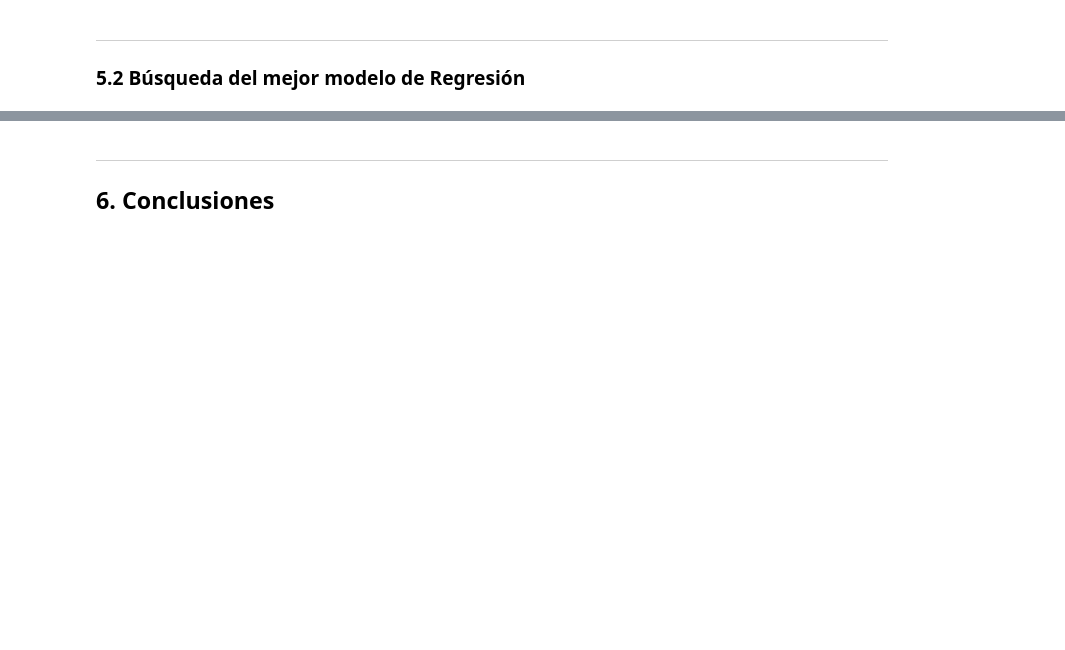
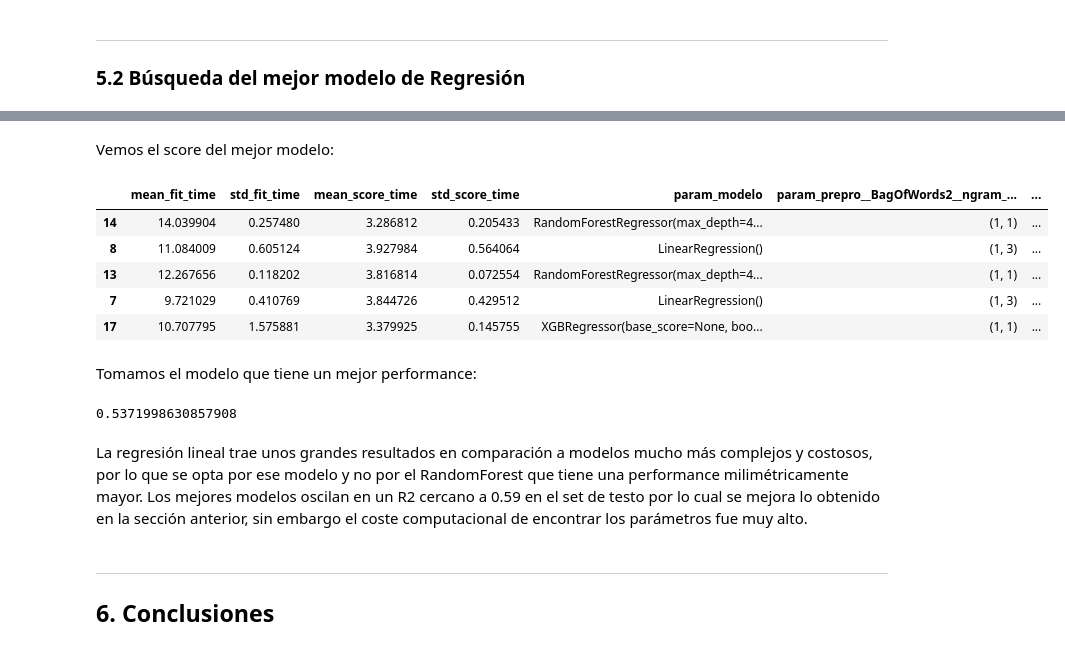
Before and after one commit to felipejorqueradiaz/MDS7202-Laboratorios, a Jupyter notebook: Proyecto/Proyecto_desarrollo.ipynb, the cells around one changed output, grey strips where cells are left out. Saved outputs shown, nothing was run; the diff lists cells and outputs as text; code cells hidden in the pictures; blank space fills up the shorter version.

```diff
--- a/Proyecto/Proyecto_desarrollo.ipynb
+++ b/Proyecto/Proyecto_desarrollo.ipynb
@@ -435,10 +445,11 @@ pipe2 = Pipeline(steps = [
 # %%
-pipelines = {'OLS': pipe2}
+pipelines = {'Baseline':pipe_reg_baseline,
+             'OLS': pipe_reg_simplemodel}
 
 for name, model in pipelines.items():
     model.fit(Xr_train, yr_train)
     yr_pred = model.predict(Xr_test)
 
     scores = r2_score(yr_test, yr_pred)
-    print(f'Para el modelo {name} el performance es el siguiente:\n',scores,'\n\n')
+    print(f'Para el modelo {name} el performance es el siguiente:\n',np.round(scores,3),'\n\n')
 # %% [output]
@@ -468,0 +470,5 @@ Justificación
+# %%
+pipe_reg_grid = Pipeline(steps = [
+    ('prepro', preprocessing),
+    ('modelo', LinearRegression())
+])
@@ -468,0 +477,16 @@ Justificación
+# %%
+params = [
+    {
+        'modelo': [LinearRegression()],
+        'prepro__BagOfWords2__ngram_range': [(1,1), (1,2), (1,3)],
+        'prepro__BagOfWords3__ngram_range': [(1,1), (1,2), (1,3)]
+    },{
+        'modelo': [RandomForestRegressor(random_state=0)],
+        'modelo__max_depth': [2,4],
+        'prepro__BagOfWords2__ngram_range': [(1,1), (1,2)],
+        'prepro__BagOfWords3__ngram_range': [(1,1), (1,2)]
+    },{
+        'modelo': [xgb.XGBRegressor(random_state=0)],
+        'prepro__BagOfWords2__ngram_range': [(1,1), (1,2), (1,3)],
+        'prepro__BagOfWords3__ngram_range': [(1,1), (1,2), (1,3)]
+    }]
@@ -468,0 +495,8 @@ Justificación
+# %%
+grid_model_reg = GridSearchCV(pipe_reg_grid,
+                          param_grid=params,
+                          verbose=10,
+                          scoring = 'r2',
+                          cv=3)
+
+grid_model_reg.fit(Xr_train, yr_train)
@@ -468,0 +538,28 @@ Justificación
+# %% [markdown]
+Vemos el score del mejor modelo:
+# %%
+pd.DataFrame(grid_model_reg.cv_results_).sort_values('rank_test_score').head(5)
+# %% [output]
+|  | mean_fit_time | std_fit_time | mean_score_time | std_score_time | param_modelo | param_prepro__BagOfWords2__ngram_... | ... |
+| 14 | 14.039904 | 0.257480 | 3.286812 | 0.205433 | RandomForestRegressor(max_depth=4... | (1, 1) | ... |
+| 8 | 11.084009 | 0.605124 | 3.927984 | 0.564064 | LinearRegression() | (1, 3) | ... |
+| 13 | 12.267656 | 0.118202 | 3.816814 | 0.072554 | RandomForestRegressor(max_depth=4... | (1, 1) | ... |
+| 7 | 9.721029 | 0.410769 | 3.844726 | 0.429512 | LinearRegression() | (1, 3) | ... |
+| 17 | 10.707795 | 1.575881 | 3.379925 | 0.145755 | XGBRegressor(base_score=None, boo... | (1, 1) | ... |
+# %% [markdown]
+Tomamos el modelo que tiene un mejor performance:
+# %%
+pipe_reg_grid_best = Pipeline(steps = [
+    ('prepro', preprocessing),
+    ('modelo', LinearRegression())
+])
+
+pipe_reg_grid_best.set_params(prepro__BagOfWords2__ngram_range=(1,3))
+pipe_reg_grid_best.set_params(prepro__BagOfWords3__ngram_range=(1,3))
+
+pipe_reg_grid_best.fit(Xr_train, yr_train)
+yr_pred = pipe_reg_grid_best.predict(Xr_test)
+
+print(r2_score(yr_test, yr_pred))
+# %% [output]
+0.5371998630857908
@@ -469,3 +570,5 @@ Justificación
+# %% [markdown]
+La regresión lineal trae unos grandes resultados en comparación a modelos mucho más complejos y costosos, por lo que se opta por ese modelo y no por el RandomForest que tiene una performance milimétricamente mayor. Los mejores modelos oscilan en un R2 cercano a 0.59 en el set de testo por lo cual se mejora lo obtenido en la sección anterior, sin embargo el coste computacional de encontrar los parámetros fue muy alto.
 # %% [markdown]
 ---
 
```
Also changed, not shown: parts of 93 cells of this notebook, 5 other files.
